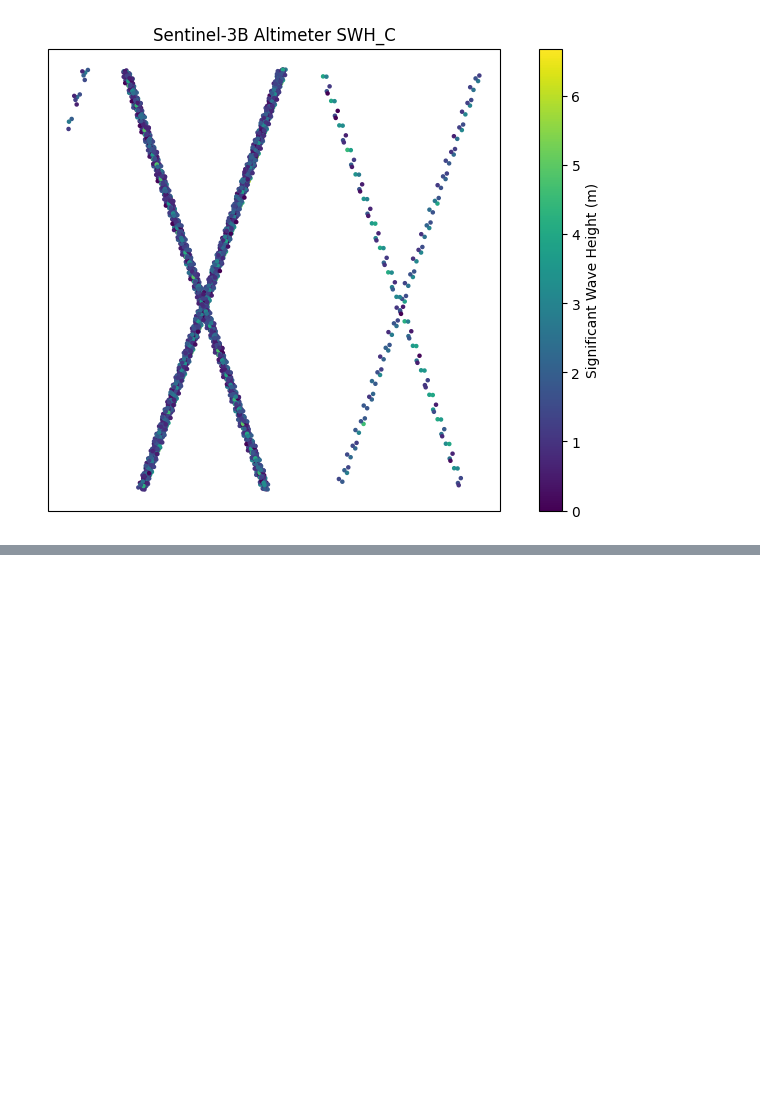
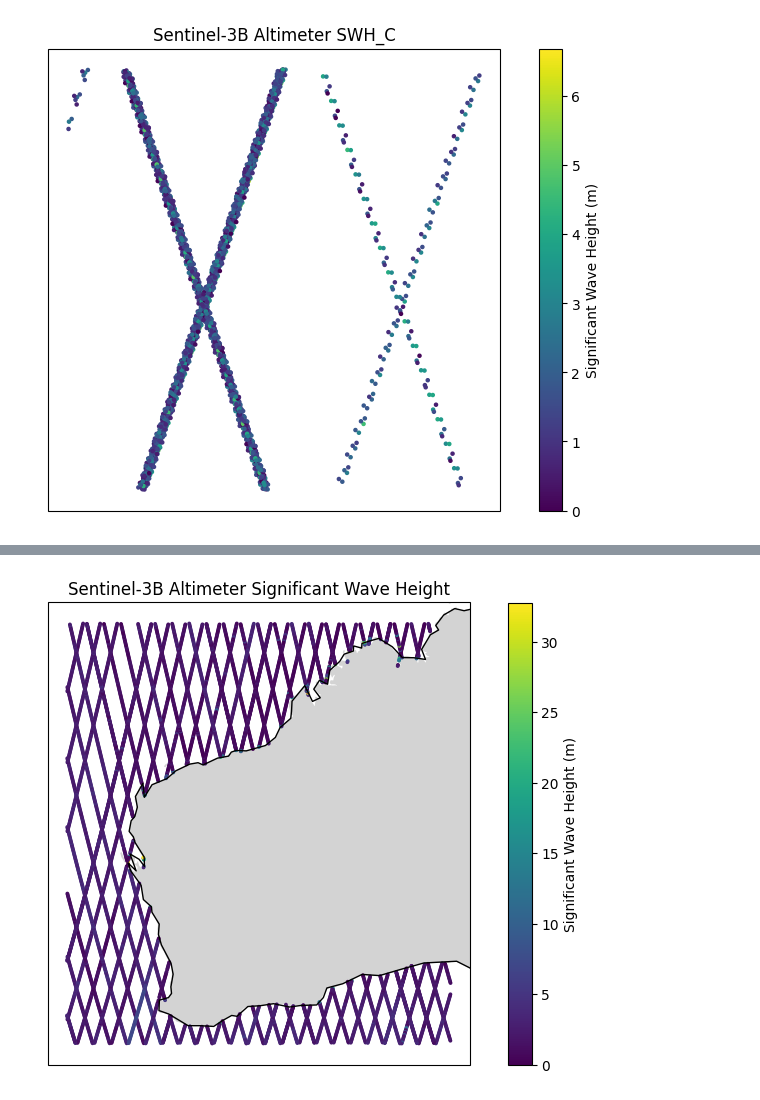
Before and after one commit to travis-dawson-PhD-journey/Ocean-Data-Sources, a Jupyter notebook: altimeter.ipynb, the cells around one changed output, grey strips where cells are left out. Saved outputs shown, nothing was run; the diff lists cells and outputs as text; code cells hidden in the pictures; blank space fills up the shorter version.

Commit message:
Multi-file altimeter visualization with thoughts on rolling-time deep learning file adaptions

```diff
--- a/altimeter.ipynb
+++ b/altimeter.ipynb
@@ -78,0 +156,7 @@ plt.show()
+# %%
+# Filter by time
+ds = xr.decode_cf(ds)
+# %%
+ds_sorted = ds.sortby("TIME")
+# %%
+ds_jan2018 = ds_sorted.sel(TIME=slice("2019-01-01", "2019-02-01"))
@@ -78,0 +183,31 @@ plt.show()
+# %%
+lon = ds_jan2018["LONGITUDE"].values
+lat = ds_jan2018["LATITUDE"].values
+swh = ds_jan2018["SWH_C"].values   # use your actual SWH variable name
+# %%
+import matplotlib.pyplot as plt
+import cartopy.crs as ccrs
+import cartopy.feature as cfeature
+
+fig = plt.figure(figsize=(10, 6))
+ax = plt.axes(projection=ccrs.PlateCarree())
+
+sc = ax.scatter(
+    lon,
+    lat,
+    c=swh,
+    s=3,                     # smaller points for dense tracks
+    cmap="viridis",
+    transform=ccrs.PlateCarree()
+)
+
+ax.coastlines(resolution="110m")
+ax.add_feature(cfeature.LAND, facecolor="lightgray")
+ax.add_feature(cfeature.BORDERS, linewidth=0.5)
+
+plt.colorbar(sc, ax=ax, label="Significant Wave Height (m)")
+ax.set_title("Sentinel-3B Altimeter Significant Wave Height")
+
+plt.show()
+# %% [output]
+[figure, added]
```
Also changed, not shown: parts of 10 cells of this notebook.
